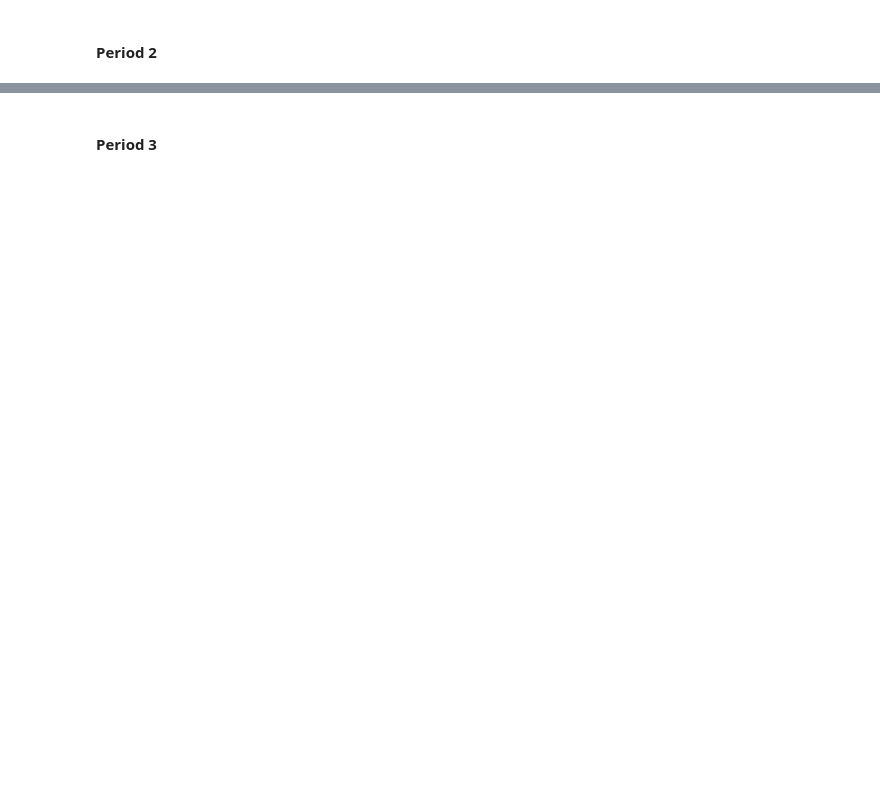
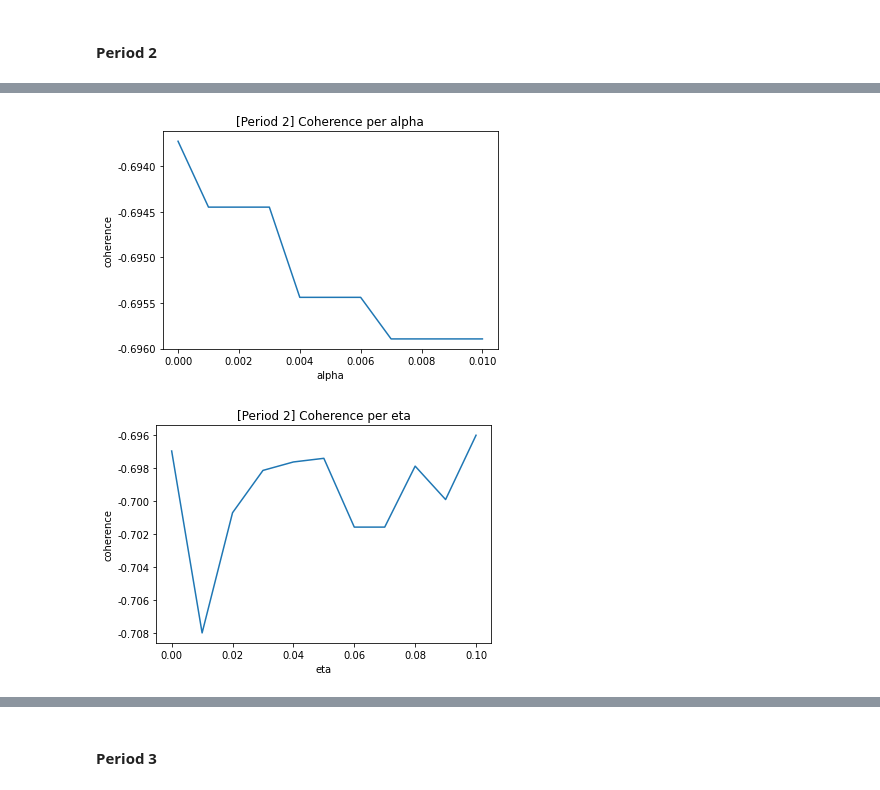
Before and after one commit to MartinusChoi/Text-Mining-Project, a Jupyter notebook: Topic-Modeling-ST.ipynb, the cells around one changed output, grey strips where cells are left out. Saved outputs shown, nothing was run; the diff lists cells and outputs as text; code cells hidden in the pictures; blank space fills up the shorter version.

```diff
--- a/Topic-Modeling-ST.ipynb
+++ b/Topic-Modeling-ST.ipynb
@@ -234,0 +334,11 @@ topic.plot_coherence('[Period 2] Coherence per Topic Number')
+# %%
+NUM_TOPICS = 8
+
+lda_param.calc_alpha(corpus=Corp, dictionary=Dict, num_topics=NUM_TOPICS)
+lda_param.calc_eta(corpus=Corp, dictionary=Dict, num_topics=NUM_TOPICS)
+
+lda_param.plot_alpha('[Period 2] Coherence per alpha', root=RESULT_2)
+lda_param.plot_eta('[Period 2] Coherence per eta', root=RESULT_2)
+# %% [output]
+[figure, added]
+[figure, added]
```
Also changed, not shown: parts of 32 cells of this notebook, 21 other files.
